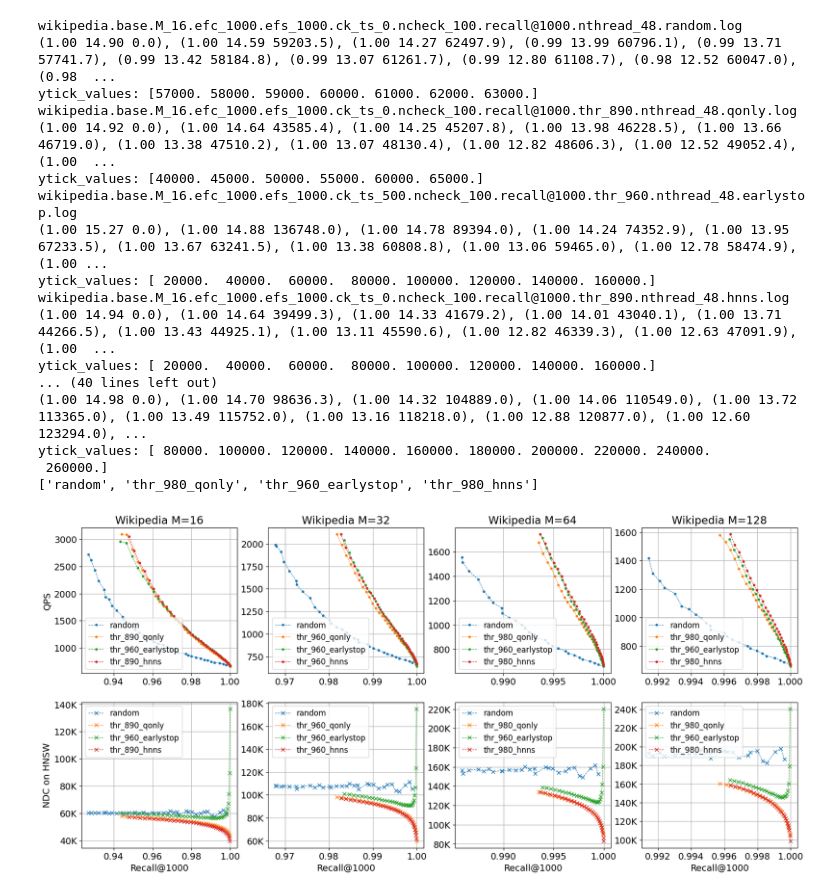
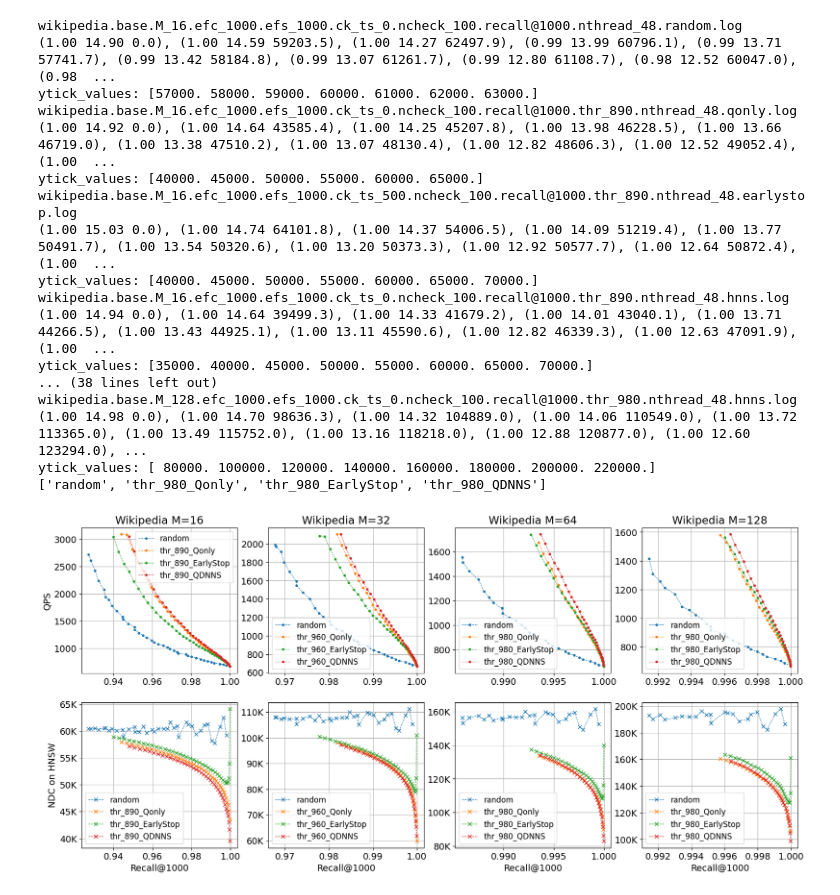
Before and after one commit to lcj2021/QDNNS, a Jupyter notebook: script/plot_qps_recall.ipynb, the cells around one changed output. Drawn from its saved outputs; the diff is of its cells as text; code cells hidden in the pictures.

```diff
--- a/script/plot_qps_recall.ipynb
+++ b/script/plot_qps_recall.ipynb
@@ -250,7 +269,7 @@ k = 1000
 efc = 1000
 ck_ts = 0
 
-plt.figure(figsize=(30, 40))
+plt.figure(figsize=(30, 30))
 plt.rcParams['font.size'] = 20
 
 for idx_dataset, dataset in enumerate(datasets):
@@ -314,12 +333,12 @@ for idx_dataset, dataset in enumerate(datasets):
             prefix = f'{dataset.lower()}.M_{M}.efc_{efc}.efs_{efs}.ck_ts_{ck_ts}.ncheck_100.recall@{k}.thr_{thr}.nthread_{num_threads}.{method}.log'
             recall_time_qonly = get_recall_time(prefix)
             if recall_time_qonly != []:
-                legends.append(f'thr_{thr}_{method}')
+                legends.append(f'thr_{thr}_{baseline_map[method]}')
 
         method = 'earlystop'
         for thr in best_thr:
             prefix = f'{dataset.lower()}.M_{M}.efc_{efc}.efs_{efs}.ck_ts_500.ncheck_100.recall@{k}.thr_{thr}.nthread_{num_threads}.{method}.log'
-            label = f'thr_{thr}_{method}'
+            label = f'thr_{thr}_{baseline_map[method]}'
             recall_time_earlystop = get_recall_time(prefix)
             if recall_time_earlystop != []:
                 legends.append(label)
@@ -329,7 +348,7 @@ for idx_dataset, dataset in enumerate(datasets):
             prefix = f'{dataset.lower()}.M_{M}.efc_{efc}.efs_{efs}.ck_ts_{ck_ts}.ncheck_100.recall@{k}.thr_{thr}.nthread_{num_threads}.{method}.log'
             recall_time_hnns = get_recall_time(prefix)
             if recall_time_hnns != []:
-                legends.append(f'thr_{thr}_{method}')
+                legends.append(f'thr_{thr}_{baseline_map[method]}')
 
         print(legends)
 
@@ -493,14 +495,14 @@ for idx, dataset in enumerate(datasets):
         prefix = f'{dataset.lower()}.M_{M}.efc_{efc}.efs_{efs}.ck_ts_{ck_ts}.ncheck_100.recall@{k}.thr_{thr}.nthread_{num_threads}.{method}.log'
         recall_time_qonly = get_recall_time(prefix)
         if recall_time_qonly != []:
-            legends.append(f'thr_{thr}_{method}')
+            legends.append(f'thr_{thr}_{baseline_map[method]}')
 
     method = 'hnns'
     for thr in thrs[dataset]:
         prefix = f'{dataset.lower()}.M_{M}.efc_{efc}.efs_{efs}.ck_ts_{ck_ts}.ncheck_100.recall@{k}.thr_{thr}.nthread_{num_threads}.{method}.log'
         recall_time_hnns = get_recall_time(prefix)
         if recall_time_hnns != []:
-            legends.append(f'thr_{thr}_{method}')
+            legends.append(f'thr_{thr}_{baseline_map[method]}')
 
     print(legends)
 
@@ -674,7 +676,7 @@ for idx_dataset, dataset in enumerate(datasets):
             plt.title(f'{dataset[:-5]} M={M}')    # num_threads={num_threads}
             if idx == 0:
                 plt.gca().set_ylabel('QPS')
-            plt.legend(loc='lower left', fontsize=12)
+            plt.legend(loc='best', fontsize=12)
 
             NDCs = []
             for recall, time, NDC in recall_time_NDC:
@@ -694,7 +696,7 @@ for idx_dataset, dataset in enumerate(datasets):
             if idx == 0:
                 plt.gca().set_ylabel('NDC on HNSW')
             plt.gca().set_xlabel(f'Recall@1000')
-            plt.legend(loc='upper left', fontsize=12)
+            plt.legend(loc='best', fontsize=12)
 
             return recall_time_NDC
 
@@ -702,7 +704,7 @@ for idx_dataset, dataset in enumerate(datasets):
 
         method = 'random'
         prefix = f'{dataset.lower()}.M_{M}.efc_{efc}.efs_{efs}.ck_ts_{ck_ts}.ncheck_100.recall@{k}.nthread_{num_threads}.{method}.log'
-        label = f'{method}'
+        label = f'{baseline_map[method]}'
         recall_time_random = get_recall_time_NDC(prefix, label)
         if recall_time_random != []:
             legends.append(label)
@@ -710,53 +712,53 @@ for idx_dataset, dataset in enumerate(datasets):
         method = 'qonly'
         for thr in thrs[dataset][M]:
             prefix = f'{dataset.lower()}.M_{M}.efc_{efc}.efs_{efs}.ck_ts_{ck_ts}.ncheck_100.recall@{k}.thr_{thr}.nthread_{num_threads}.{method}.log'
-            label = f'thr_{thr}_{method}'
+            label = f'thr_{thr}_{baseline_map[method]}'
             recall_time_qonly = get_recall_time_NDC(prefix, label)
             if recall_time_qonly != []:
                 legends.append(label)
 
         method = 'earlystop'
-        for thr in best_thr:
+        for thr in thrs[dataset][M]:
             prefix = f'{dataset.lower()}.M_{M}.efc_{efc}.efs_{efs}.ck_ts_500.ncheck_100.recall@{k}.thr_{thr}.nthread_{num_threads}.{method}.log'
-            label = f'thr_{thr}_{method}'
+            label = f'thr_{thr}_{baseline_map[method]}'
             recall_time_earlystop = get_recall_time_NDC(prefix, label)
             if recall_time_earlystop != []:
                 legends.append(label)
 
         method = 'hnns'
         for thr in thrs[dataset][M]:
             prefix = f'{dataset.lower()}.M_{M}.efc_{efc}.efs_{efs}.ck_ts_{ck_ts}.ncheck_100.recall@{k}.thr_{thr}.nthread_{num_threads}.{method}.log'
-            label = f'thr_{thr}_{method}'
+            label = f'thr_{thr}_{baseline_map[method]}'
             recall_time_hnns = get_recall_time_NDC(prefix, label)
             if recall_time_hnns != []:
                 legends.append(label)
 
         print(legends)
 
 
 
 
 plt.savefig(f'M_qps_recall.pdf', dpi=500, bbox_inches='tight')
 plt.show()
 # %% [output]
 wikipedia.base.M_16.efc_1000.efs_1000.ck_ts_0.ncheck_100.recall@1000.nthread_48.random.log
 (1.00 14.90 0.0), (1.00 14.59 59203.5), (1.00 14.27 62497.9), (0.99 13.99 60796.1), (0.99 13.71 57741.7), (0.99 13.42 58184.8), (0.99 13.07 61261.7), (0.99 12.80 61108.7), (0.98 12.52 60047.0), (0.98  ...
 ytick_values: [57000. 58000. 59000. 60000. 61000. 62000. 63000.]
 wikipedia.base.M_16.efc_1000.efs_1000.ck_ts_0.ncheck_100.recall@1000.thr_890.nthread_48.qonly.log
 (1.00 14.92 0.0), (1.00 14.64 43585.4), (1.00 14.25 45207.8), (1.00 13.98 46228.5), (1.00 13.66 46719.0), (1.00 13.38 47510.2), (1.00 13.07 48130.4), (1.00 12.82 48606.3), (1.00 12.52 49052.4), (1.00  ...
 ytick_values: [40000. 45000. 50000. 55000. 60000. 65000.]
-wikipedia.base.M_16.efc_1000.efs_1000.ck_ts_500.ncheck_100.recall@1000.thr_960.nthread_48.earlystop.log
-(1.00 15.27 0.0), (1.00 14.88 136748.0), (1.00 14.78 89394.0), (1.00 14.24 74352.9), (1.00 13.95 67233.5), (1.00 13.67 63241.5), (1.00 13.38 60808.8), (1.00 13.06 59465.0), (1.00 12.78 58474.9), (1.00 ...
-ytick_values: [ 20000.  40000.  60000.  80000. 100000. 120000. 140000. 160000.]
+wikipedia.base.M_16.efc_1000.efs_1000.ck_ts_500.ncheck_100.recall@1000.thr_890.nthread_48.earlystop.log
+(1.00 15.03 0.0), (1.00 14.74 64101.8), (1.00 14.37 54006.5), (1.00 14.09 51219.4), (1.00 13.77 50491.7), (1.00 13.54 50320.6), (1.00 13.20 50373.3), (1.00 12.92 50577.7), (1.00 12.64 50872.4), (1.00  ...
+ytick_values: [40000. 45000. 50000. 55000. 60000. 65000. 70000.]
 wikipedia.base.M_16.efc_1000.efs_1000.ck_ts_0.ncheck_100.recall@1000.thr_890.nthread_48.hnns.log
 (1.00 14.94 0.0), (1.00 14.64 39499.3), (1.00 14.33 41679.2), (1.00 14.01 43040.1), (1.00 13.71 44266.5), (1.00 13.43 44925.1), (1.00 13.11 45590.6), (1.00 12.82 46339.3), (1.00 12.63 47091.9), (1.00  ...
-ytick_values: [ 20000.  40000.  60000.  80000. 100000. 120000. 140000. 160000.]
-... (40 lines left out)
+ytick_values: [35000. 40000. 45000. 50000. 55000. 60000. 65000. 70000.]
+... (38 lines left out)
+wikipedia.base.M_128.efc_1000.efs_1000.ck_ts_0.ncheck_100.recall@1000.thr_980.nthread_48.hnns.log
 (1.00 14.98 0.0), (1.00 14.70 98636.3), (1.00 14.32 104889.0), (1.00 14.06 110549.0), (1.00 13.72 113365.0), (1.00 13.49 115752.0), (1.00 13.16 118218.0), (1.00 12.88 120877.0), (1.00 12.60 123294.0), ...
-ytick_values: [ 80000. 100000. 120000. 140000. 160000. 180000. 200000. 220000. 240000.
- 260000.]
-['random', 'thr_980_qonly', 'thr_960_earlystop', 'thr_980_hnns']
+ytick_values: [ 80000. 100000. 120000. 140000. 160000. 180000. 200000. 220000.]
+['random', 'thr_980_Qonly', 'thr_980_EarlyStop', 'thr_980_QDNNS']
-[figure, old version]
+[figure, new version]
 # %%
 import os
 import numpy as np
```
Also changed, not shown: parts of 5 cells of this notebook, 5 other files.
